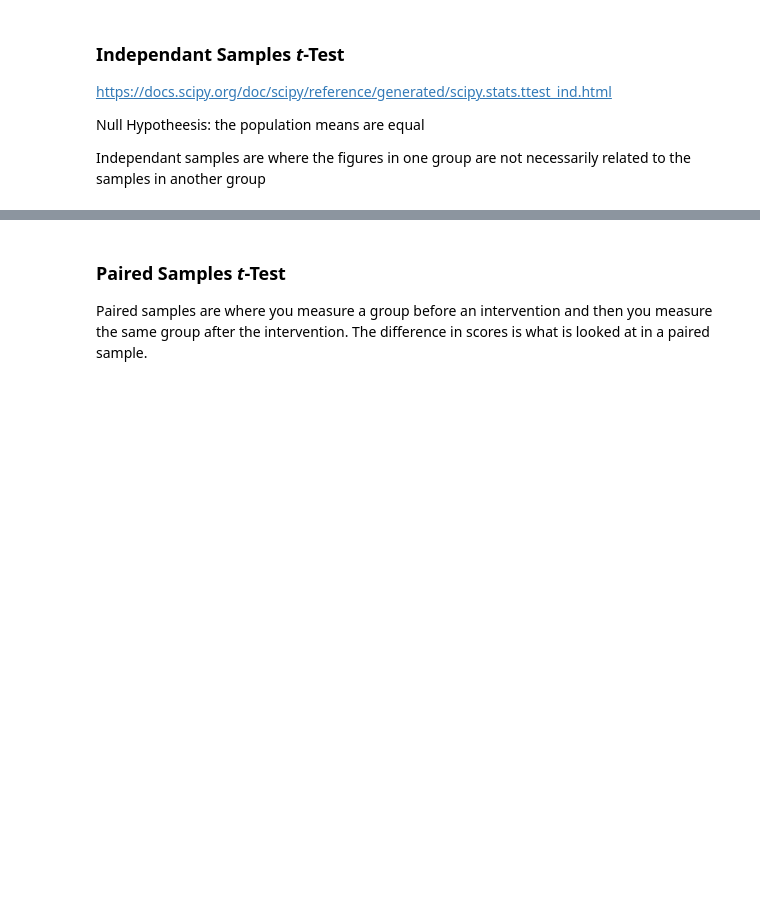
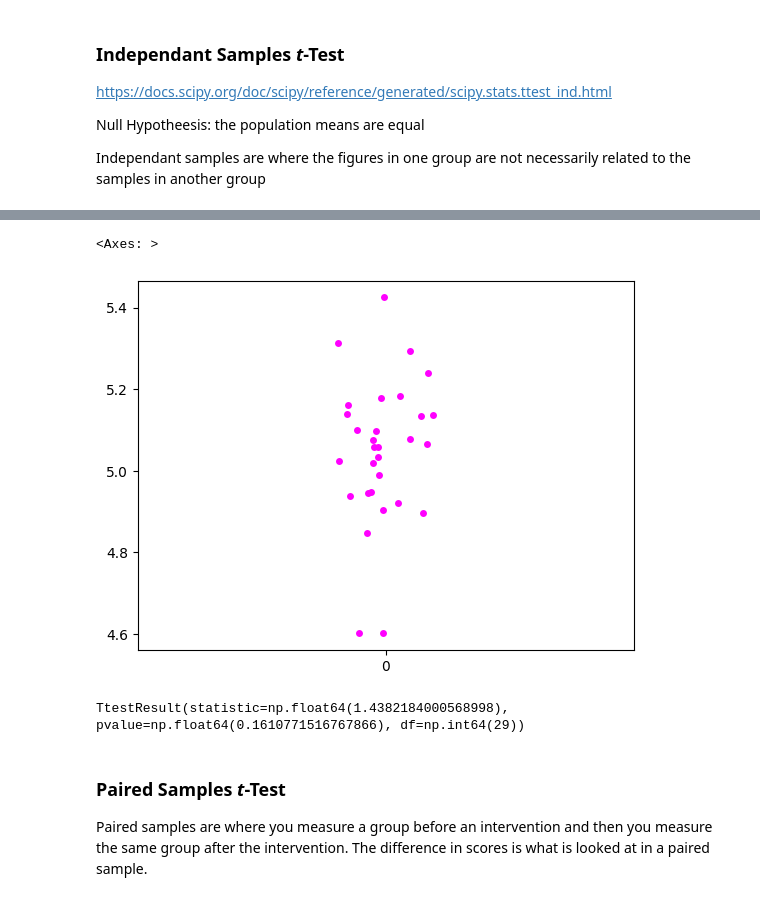
Before and after one commit to GraceMarySmyth/applied-statistics-assessment, a Jupyter notebook: problems.ipynb, the cells around one changed output, grey strips where cells are left out. Saved outputs shown, nothing was run; the diff lists cells and outputs as text; code cells hidden in the pictures; blank space fills up the shorter version.

```diff
--- a/problems.ipynb
+++ b/problems.ipynb
@@ -1232,3 +1257,14 @@ ax.axvline(stats.t.ppf(0.95, df=58), color='red', linestyle=':')
+# %%
+# Strip plot.
+sns.stripplot(data=[group_a], color='fuchsia')
+# %% [output]
+<Axes: >
+[figure, added]
+# %%
+# One sample t-test
+stats.ttest_1samp(group_a, popmean=5.0)
+# %% [output]
+TtestResult(statistic=np.float64(1.4382184000568998), pvalue=np.float64(0.1610771516767866), df=np.int64(29))
 # %% [markdown]
 ### Paired Samples <i>t</i>-Test
 
```
Also changed, not shown: parts of 43 cells of this notebook, 1 other file.
